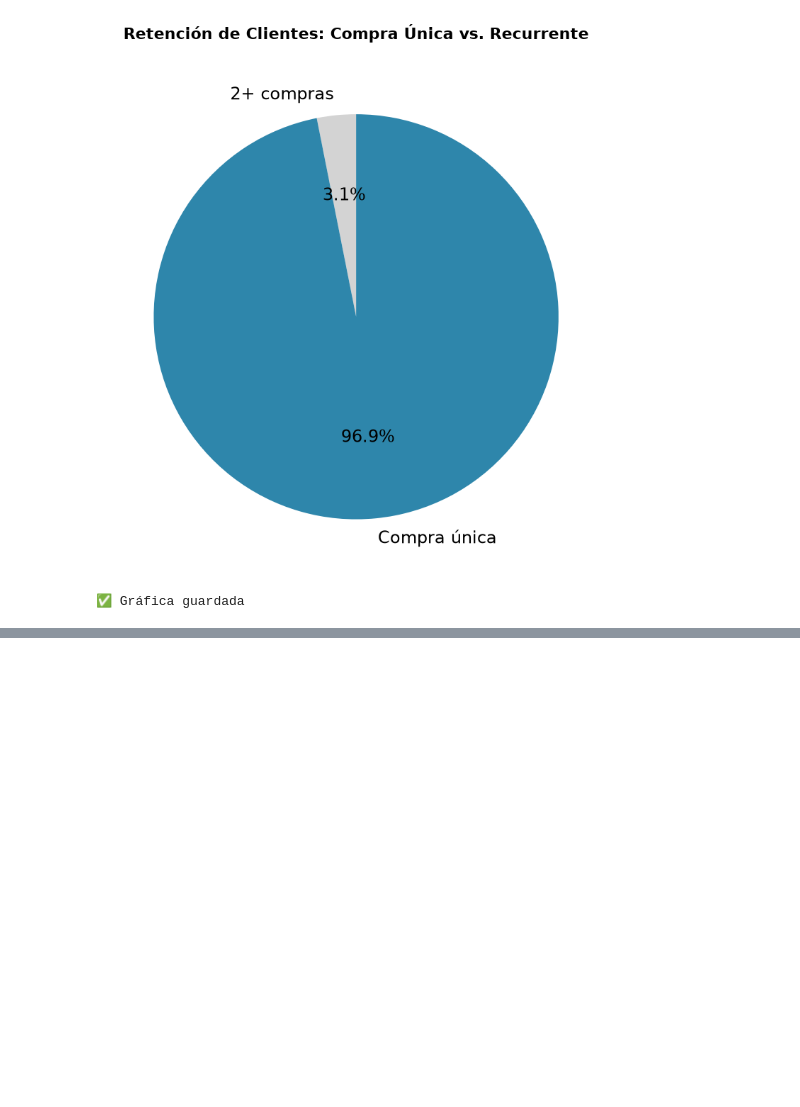
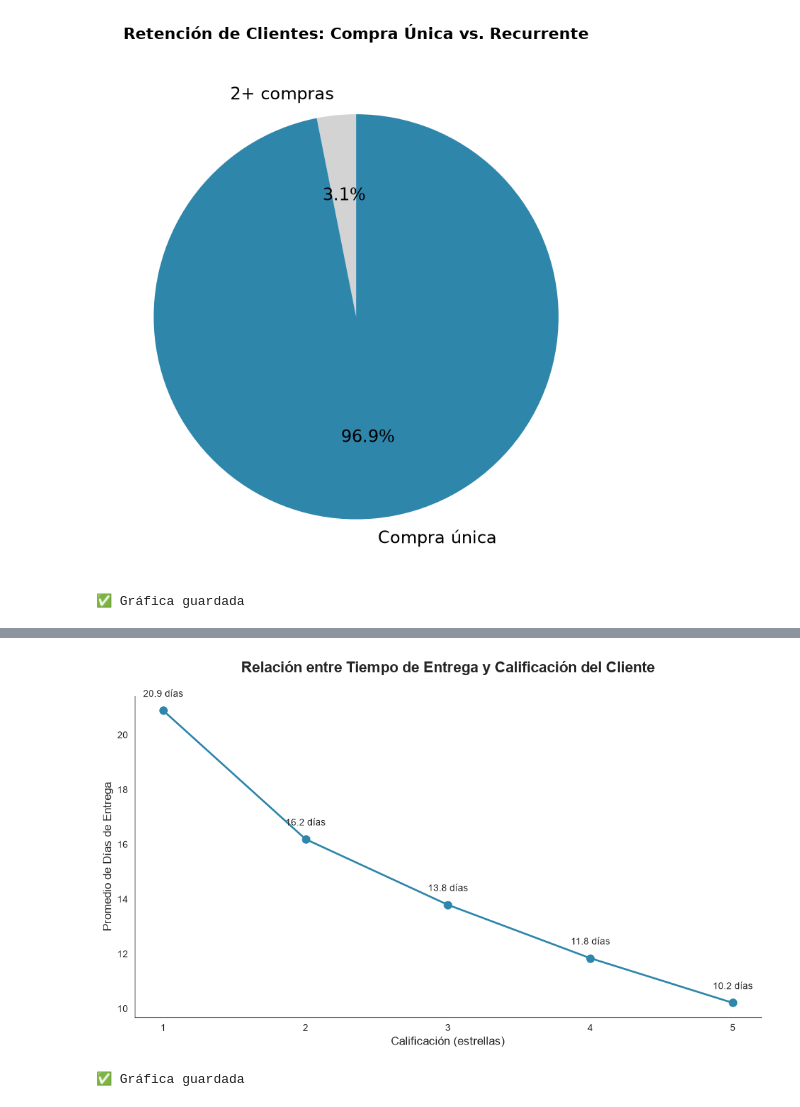
Before and after one commit to Lucas-Jimenez-uribe/olist-ecommerce-analysis, a Jupyter notebook: notebooks/analisis_completo.ipynb, the cells around one changed output, grey strips where cells are left out. Cells and saved outputs as stored; diff of their text form; code cells hidden in the pictures; blank space fills up the shorter version.

```diff
--- a/notebooks/analisis_completo.ipynb
+++ b/notebooks/analisis_completo.ipynb
@@ -325,0 +372,37 @@ print("✅ Gráfica guardada")
+# %%
+import matplotlib.pyplot as plt
+import seaborn as sns
+
+df_q4 = pd.read_sql(query_q4, conn)
+
+sns.set_style("white")
+plt.figure(figsize=(10, 6))
+
+plt.plot(df_q4['review_score'], df_q4['promedio_dias_entrega'],
+         color='#2E86AB', marker='o', linewidth=2, markersize=8)
+
+# Valores exactos siguiendo cada punto (arriba)
+for i, row in df_q4.iterrows():
+    plt.text(row['review_score'], row['promedio_dias_entrega'] + 0.5,
+              f"{row['promedio_dias_entrega']:.1f} días",
+              ha='center', fontsize=10)
+
+# Eje X con valores exactos (1,2,3,4,5)
+plt.xticks([1, 2, 3, 4, 5])
+
+# Quitar bordes de arriba y derecha
+sns.despine()
+
+plt.title('Relación entre Tiempo de Entrega y Calificación del Cliente',
+          fontsize=16, fontweight='bold', pad=25)
+plt.xlabel('Calificación (estrellas)', fontsize=12)
+plt.ylabel('Promedio de Días de Entrega', fontsize=12)
+
+plt.tight_layout()
+plt.savefig('../visualizations/04_entrega_vs_rating.png', dpi=300, bbox_inches='tight')
+plt.show()
+
+print("✅ Gráfica guardada")
+# %% [output]
+[figure, added]
+✅ Gráfica guardada
```
Also changed, not shown: parts of 3 cells of this notebook, 1 other file.
